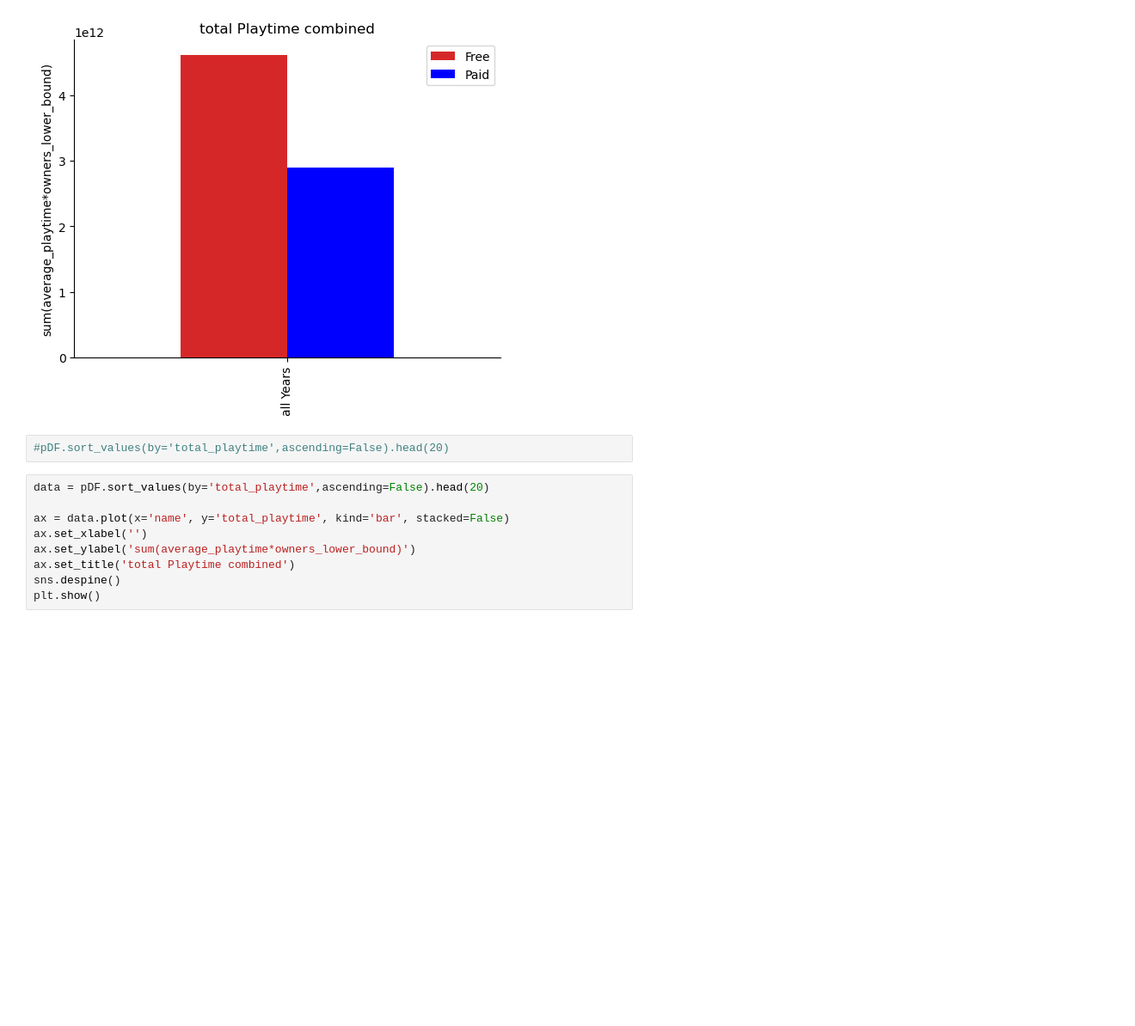
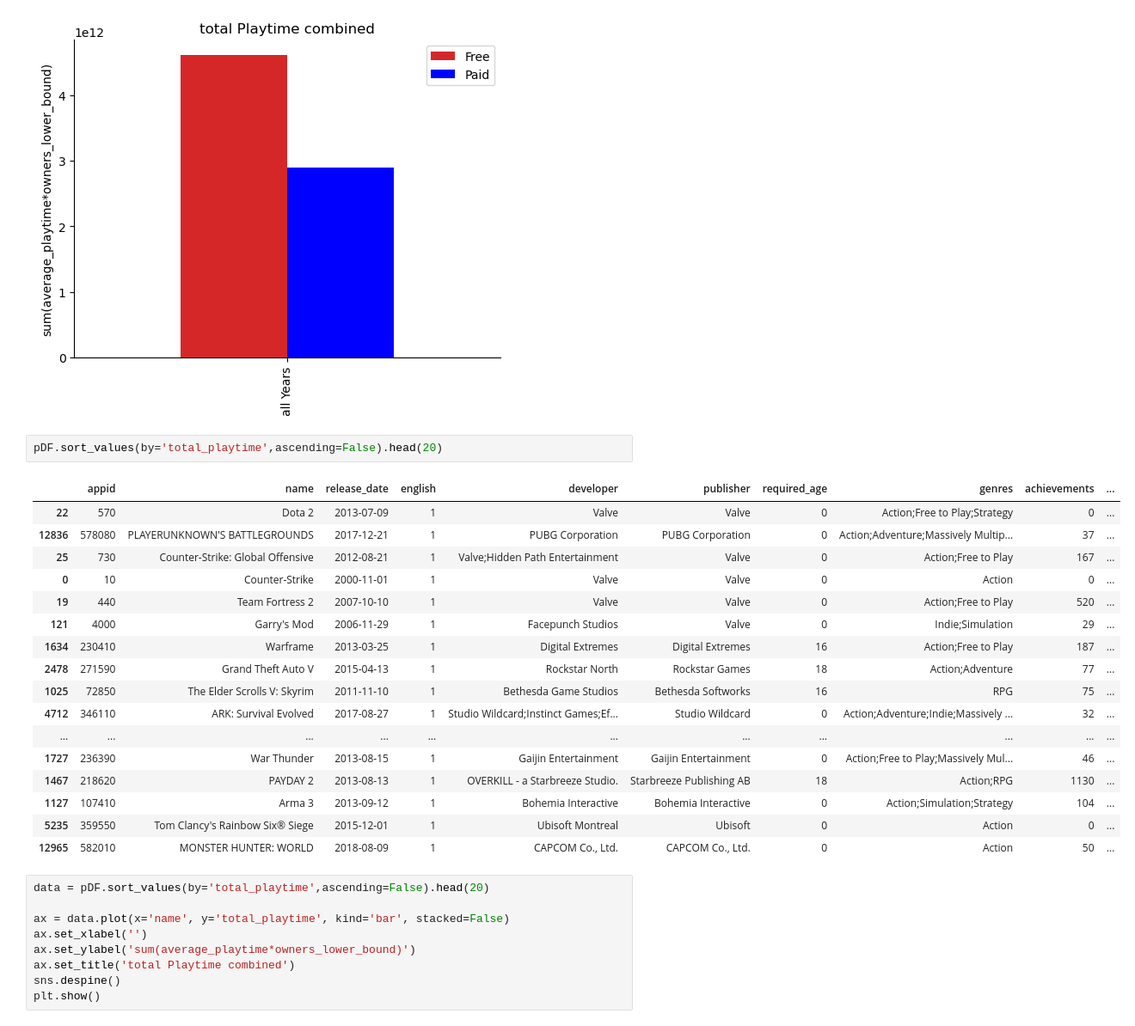
Before and after one commit to Emanum/TU_Visual_Data_Science, a Jupyter notebook: lab2/Steam-Analysis.ipynb, the cells around one changed output. Shown: that part at 86% size. Cells and saved outputs as stored; diff of their text form; blank space fills up the shorter version.

```diff
--- a/lab2/Steam-Analysis.ipynb
+++ b/lab2/Steam-Analysis.ipynb
@@ -412,7 +412,25 @@ FREE 0.6140612525625283
 PAID 0.3859387474374717
 [figure]
 # %%
-#pDF.sort_values(by='total_playtime',ascending=False).head(20)
+pDF.sort_values(by='total_playtime',ascending=False).head(20)
+# %% [output]
+|  | appid | name | release_date | english | developer | publisher | required_age | genres | achievements | ... |
+| 22 | 570 | Dota 2 | 2013-07-09 | 1 | Valve | Valve | 0 | Action;Free to Play;Strategy | 0 | ... |
+| 12836 | 578080 | PLAYERUNKNOWN'S BATTLEGROUNDS | 2017-12-21 | 1 | PUBG Corporation | PUBG Corporation | 0 | Action;Adventure;Massively Multip... | 37 | ... |
+| 25 | 730 | Counter-Strike: Global Offensive | 2012-08-21 | 1 | Valve;Hidden Path Entertainment | Valve | 0 | Action;Free to Play | 167 | ... |
+| 0 | 10 | Counter-Strike | 2000-11-01 | 1 | Valve | Valve | 0 | Action | 0 | ... |
+| 19 | 440 | Team Fortress 2 | 2007-10-10 | 1 | Valve | Valve | 0 | Action;Free to Play | 520 | ... |
+| 121 | 4000 | Garry's Mod | 2006-11-29 | 1 | Facepunch Studios | Valve | 0 | Indie;Simulation | 29 | ... |
+| 1634 | 230410 | Warframe | 2013-03-25 | 1 | Digital Extremes | Digital Extremes | 16 | Action;Free to Play | 187 | ... |
+| 2478 | 271590 | Grand Theft Auto V | 2015-04-13 | 1 | Rockstar North | Rockstar Games | 18 | Action;Adventure | 77 | ... |
+| 1025 | 72850 | The Elder Scrolls V: Skyrim | 2011-11-10 | 1 | Bethesda Game Studios | Bethesda Softworks | 16 | RPG | 75 | ... |
+| 4712 | 346110 | ARK: Survival Evolved | 2017-08-27 | 1 | Studio Wildcard;Instinct Games;Ef... | Studio Wildcard | 0 | Action;Adventure;Indie;Massively ... | 32 | ... |
+| ... | ... | ... | ... | ... | ... | ... | ... | ... | ... | ... |
+| 1727 | 236390 | War Thunder | 2013-08-15 | 1 | Gaijin Entertainment | Gaijin Entertainment | 0 | Action;Free to Play;Massively Mul... | 46 | ... |
+| 1467 | 218620 | PAYDAY 2 | 2013-08-13 | 1 | OVERKILL - a Starbreeze Studio. | Starbreeze Publishing AB | 18 | Action;RPG | 1130 | ... |
+| 1127 | 107410 | Arma 3 | 2013-09-12 | 1 | Bohemia Interactive | Bohemia Interactive | 0 | Action;Simulation;Strategy | 104 | ... |
+| 5235 | 359550 | Tom Clancy's Rainbow Six® Siege | 2015-12-01 | 1 | Ubisoft Montreal | Ubisoft | 0 | Action | 0 | ... |
+| 12965 | 582010 | MONSTER HUNTER: WORLD | 2018-08-09 | 1 | CAPCOM Co., Ltd. | CAPCOM Co., Ltd. | 0 | Action | 50 | ... |
 # %%
 data = pDF.sort_values(by='total_playtime',ascending=False).head(20)
 
```
Also changed, not shown: 2 other files.
